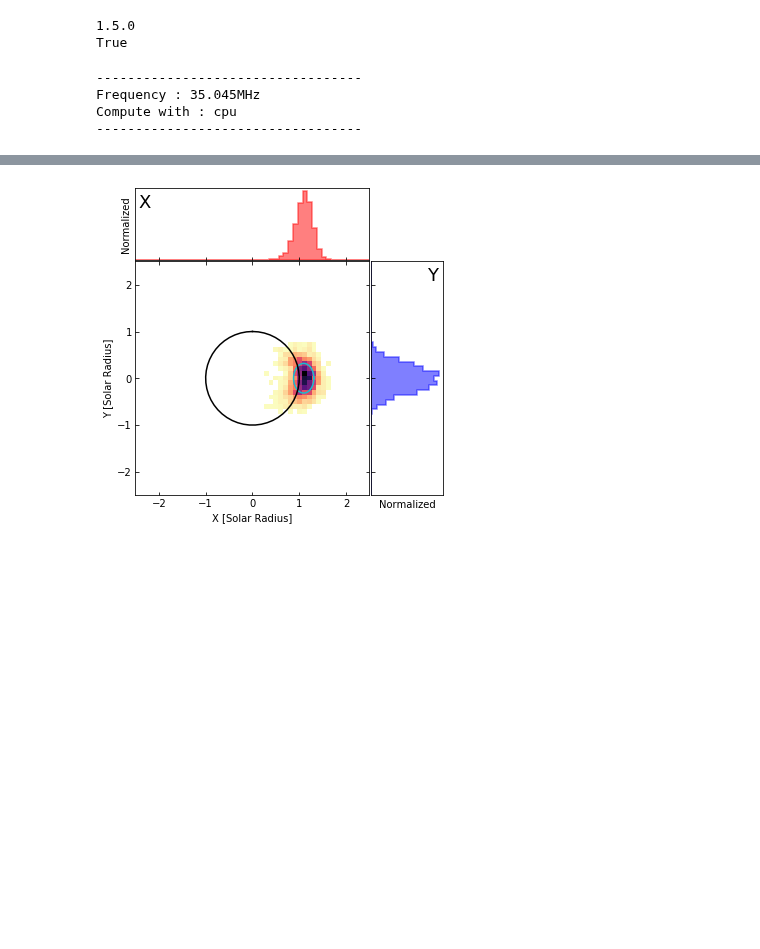
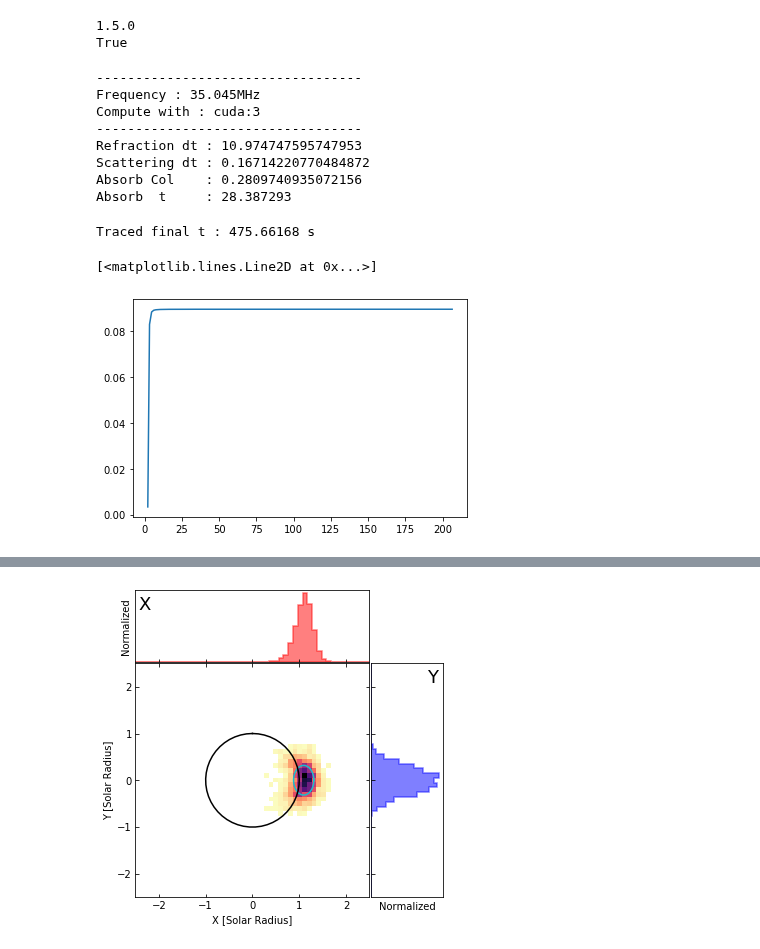
Before and after one commit to peijin94/SunRay, a Jupyter notebook: ray_scat_test.ipynb, the cells around one changed output, grey strips where cells are left out. Drawn from its saved outputs; the diff is of its cells as text; code cells hidden in the pictures; blank space fills up the shorter version.

```diff
--- a/ray_scat_test.ipynb
+++ b/ray_scat_test.ipynb
@@ -16,23 +19,36 @@ True
 # %%
 import sunRay.SunRayRunAnisScat as anisRay
 import sunRay.statisticalRays as raystat
-photon_N=8000
-(steps_N  ,  collect_N,  photon_N, start_r,  start_theta,
+photon_N=1000000
+(steps_N, collect_N,  photon_N, start_r,  start_theta,
             start_phi,  f_ratio, epsilon ,  anis, asym,  omega0, freq0,
-            t_collect, tau, r_vec_collect_local,  k_vec_collect_local,  tau_collect_local
-            ) = anisRay.runRays(steps_N  = 5000 , collect_N = 150, t_param = 20.0,
-            photon_N = photon_N,
-            start_r = 1.75, start_theta = -1e-14/180.0*np.pi,    start_phi  = 0/180.0*np.pi,
-            f_ratio  = 1.1,  epsilon = 0.4, anis = 0.1,
+            t_collect, tau, r_vec_collect_local,  k_vec_collect_local,
+            tau_collect_local,dk_refr_collect, dk_scat_collect
+            ) = anisRay.runRays(steps_N  = -1 , collect_N = 150, t_param = 20.0,
+            photon_N = photon_N,start_r = 2.10428659,f_ratio  = 2,
+            start_theta = -0/180.0*np.pi, start_phi  = 0/180.0*np.pi,
+            epsilon = 0.102, anis = 0.15743,
             asym = 1.0, Te = 86.0, Scat_include = True, Show_param = True,
             Show_result_k = False, Show_result_r = False,  verb_out = True,
             sphere_gen = False, num_thread =2, early_cut= True ,
-            save_npz = False,ignore_down=True,Absorb_include=True)
+            ignore_down=True,Absorb_include=True,
+            save_npz = True, data_dir='../tmpRUN/harmo/',save_level=1)
 # %% [output]
 ----------------------------------
 Frequency : 35.045MHz
-Compute with : cpu
+Compute with : cuda:3
 ----------------------------------
+Refraction dt : 10.974747595747953
+Scattering dt : 0.16714220770484872
+Absorb Col    : 0.2809740935072156
+Absorb  t     : 28.387293
+Traced final t : 475.66168 s
+# %%
+plt.plot(np.sqrt(np.sum(r_vec_collect_local[:,:,2]**2,axis=1))
+ ,dk_refr_collect[:,1])
+# %% [output]
+[<matplotlib.lines.Line2D at 0x...>]
+[figure, added]
 # %%
 plt.plot(r_vec_collect_local[:,0,1:100],r_vec_collect_local[:,2,1:100])
 ax = plt.gca()
```
Also changed, not shown: parts of 8 cells of this notebook, 8 other files.
